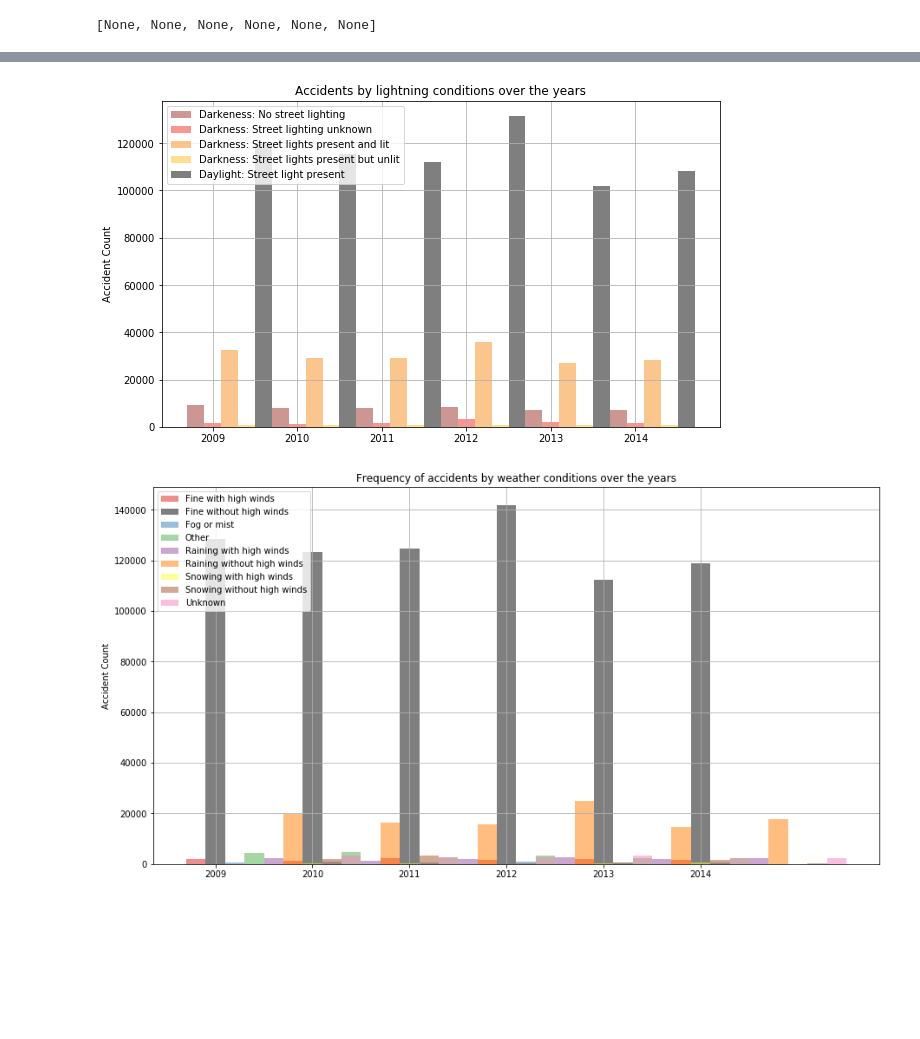
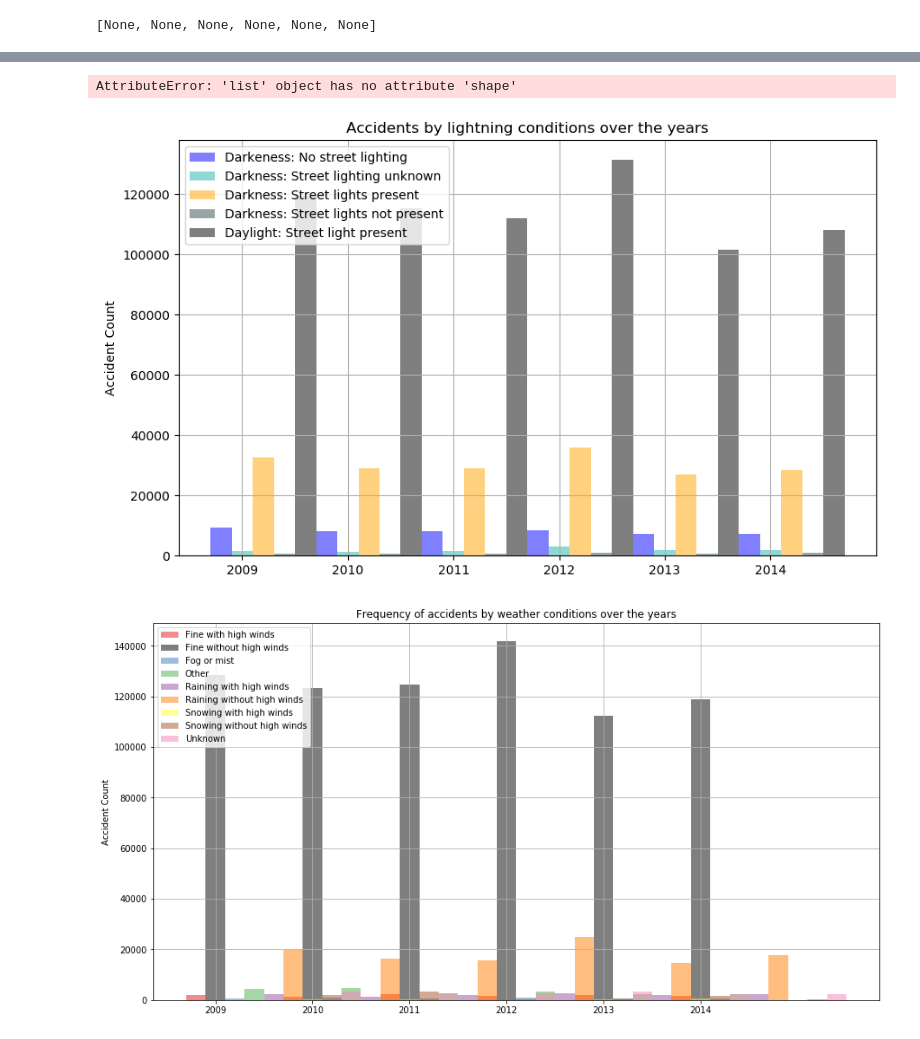
Before and after one commit to tanviranadive/analysis_practice, a Jupyter notebook: code/exploratory_analysis/Anaconda_nb.ipynb, the cells around one changed output, grey strips where cells are left out. Drawn from its saved outputs; the diff is of its cells as text; code cells hidden in the pictures; blank space fills up the shorter version.

```diff
--- a/code/exploratory_analysis/Anaconda_nb.ipynb
+++ b/code/exploratory_analysis/Anaconda_nb.ipynb
@@ -15,10 +13,10 @@ cols_keep = ['Accident_Severity', 'Date','Time', 'Latitude','Longitude',
             'LSOA_of_Accident_Location', 'Number_of_Casualties', "1st_Road_Number","2nd_Road_Number"]
 # %%
 
-
-accidents1 = pd.read_csv('../../data/accidents_2009_to_2011.csv',#nrows=12345,
+path = '/home/tanvi/Downloads/1-6m-accidents-traffic-flow-over-16-years'
+accidents1 = pd.read_csv(path+'/accidents_2009_to_2011.csv',#nrows=12345,
                  parse_dates=[['Date', 'Time']],keep_date_col=True)
-accidents2 = pd.read_csv('../../data/accidents_2012_to_2014.csv',#nrows=12345,
+accidents2 = pd.read_csv(path+'/accidents_2012_to_2014.csv',#nrows=12345,
                  parse_dates=[['Date', 'Time']],keep_date_col=True)
 
 accidents = pd.concat([accidents1, accidents2])
@@ -59,7 +57,28 @@ plt.show()
+# %%
+    import matplotlib.pyplot as plt
+    import numpy as np
+    import seaborn as sns
+    # Small trick to declutter our x-axis later on
+    l = range(data.shape[0])
+    lst = l[0::3]
+    sns.set_style("darkgrid")
+    fig, ax = plt.subplots()
+    ax.plot(data['Year'], data['Number_of_Vehicles'], color='lightseagreen')
+    ax.plot(data['YearMonth'], data['Number_of_Casualties'], color='darkslategrey')
+    ax.legend()
+    # plt.plot(df_dict_1['YearMonth'], df_dict_1['Number_of_Casualties'], color='mediumvioletred')
+    plt.xlabel('Casualties')
+    plt.ylabel('Year')
+    plt.title('Traffic casualties')
+    plt.ylim([0, 10000])
+    plt.xticks(lst, data['Year'][lst], rotation=40)
+# %% [output]
+AttributeError: 'list' object has no attribute 'shape'
 # %%
 years = [2009, 2010, 2011, 2012, 2013, 2014]
+months = [1,2,3,]
 light_conditions = ['Darkeness: No street lighting','Darkness: Street lighting unknown',
-                    'Darkness: Street lights present and lit', 'Darkness: Street lights present but unlit',
+                    'Darkness: Street lights present', 'Darkness: Street lights not present',
                     'Daylight: Street light present']
 
 light_conditions_grouped_by_year = [data[i].groupby(['Light_Conditions']).size().tolist()
@@ -69,26 +88,26 @@
 
 items = pd.unique(accidents.Light_Conditions).tolist()
 width = 0.2
 pos = list(range(len(years)))
 
 fig, ax = plt.subplots(figsize=(10,6))
-plt.bar(pos,ys[0], width, alpha=0.5, color='#9b2f29', label=items[0])
-plt.bar([p + width for p in pos], ys[1],width, alpha=0.5, color='#EE3224', label=items[1])
-plt.bar([p + width*2 for p in pos], ys[2], width, alpha=0.5, color='#F78F1E', label=items[2])
-plt.bar([p + width*3 for p in pos], ys[3], width, alpha=0.5, color='#FFC222', label=items[3])
+plt.bar(pos,ys[0], width, alpha=0.5, color='blue', label=items[0])
+plt.bar([p + width for p in pos], ys[1],width, alpha=0.5, color='lightseagreen', label=items[1])
+plt.bar([p + width*2 for p in pos], ys[2], width, alpha=0.5, color='orange', label=items[2])
+plt.bar([p + width*3 for p in pos], ys[3], width, alpha=0.5, color='darkslategrey', label=items[3])
 plt.bar([p + width*4 for p in pos], ys[4], width, alpha=0.5, color='#000000', label=items[4])
 
 ax.set_ylabel('Accident Count')
 ax.set_title('Accidents by lightning conditions over the years')
 ax.set_xticks([p + 1 * width for p in pos])
 ax.set_xticklabels(years)
 
 plt.legend(light_conditions, loc='upper left')
 
 plt.grid()
 plt.show()
 # %% [output]
-[figure, old version]
+[figure, new version]
 # %%
 
 
```
Also changed, not shown: parts of 2 cells of this notebook, 6 other files.
